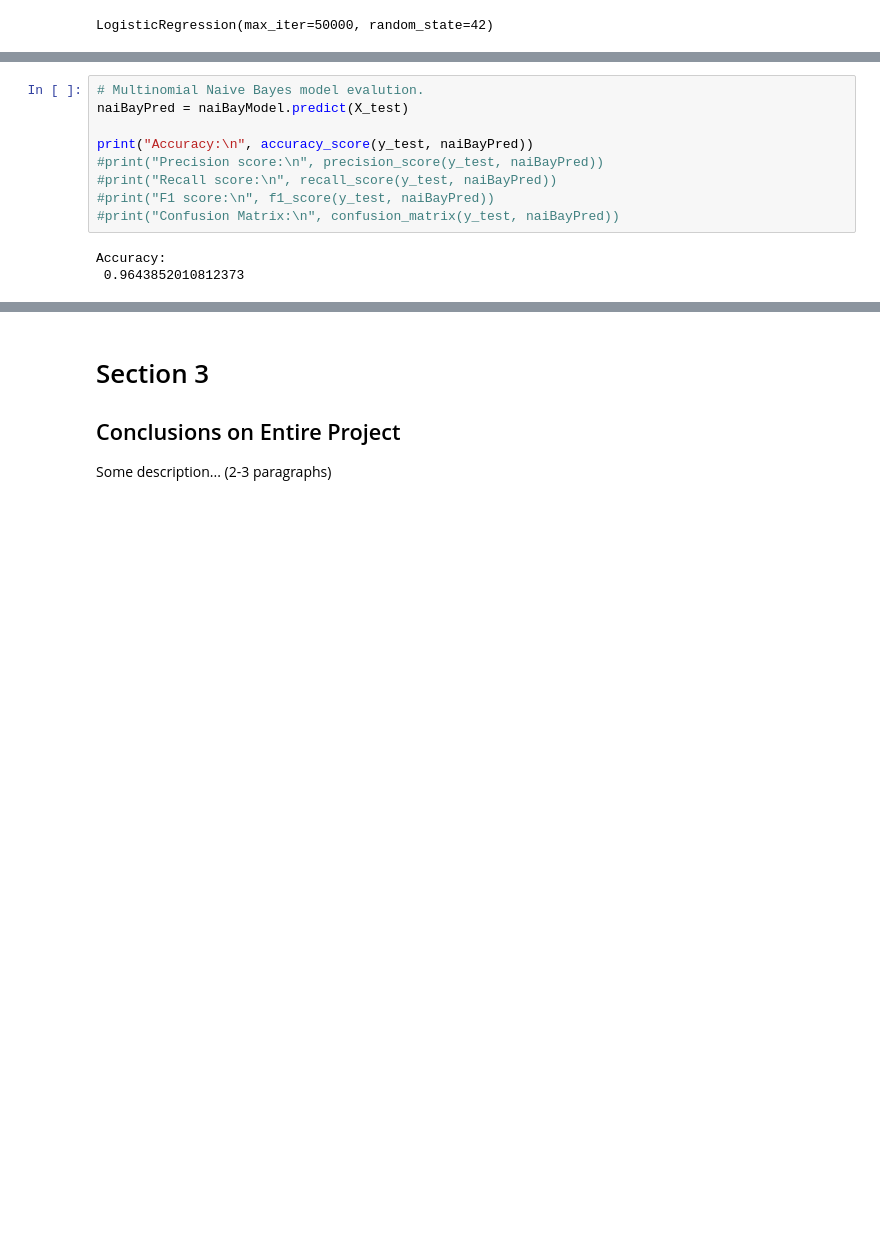
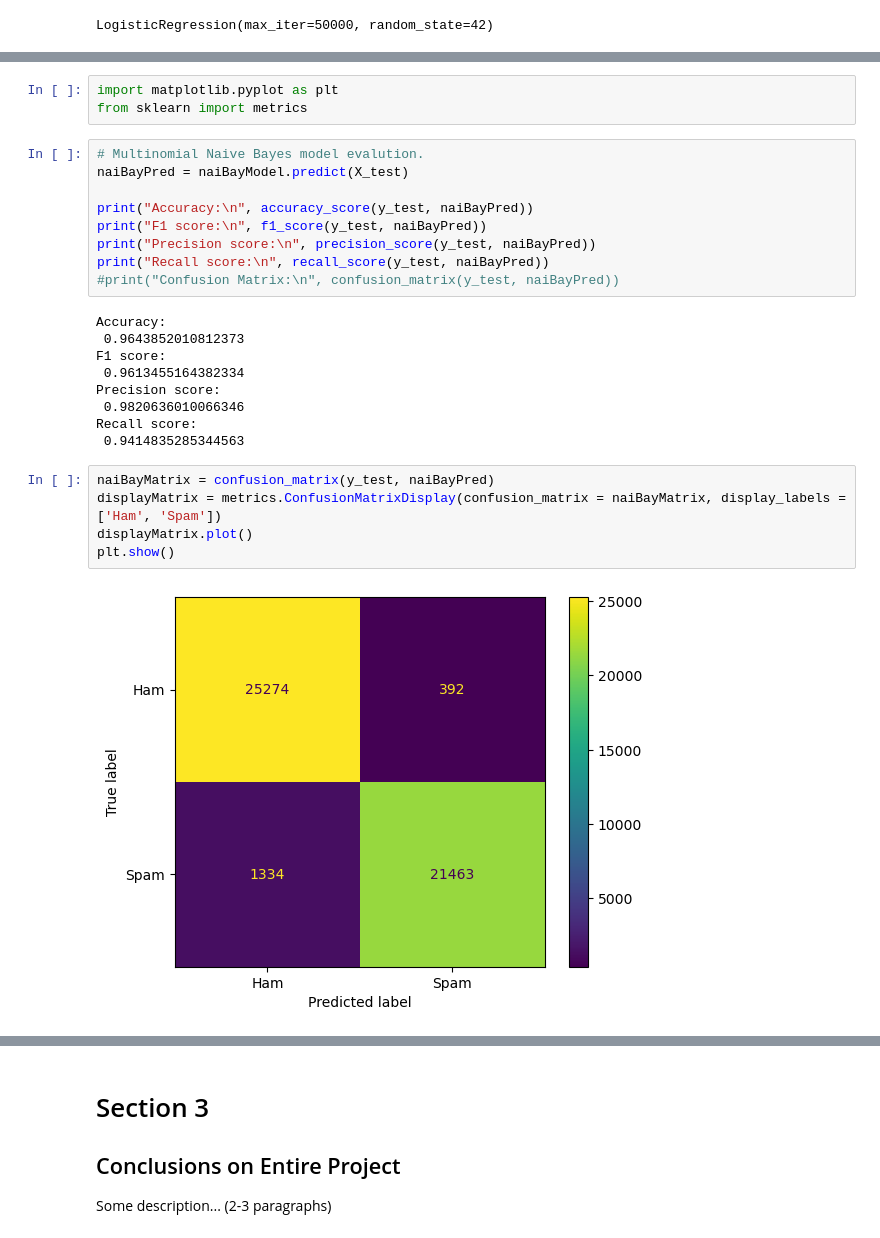
Before and after one commit to cphinric/ml_finial_project, a Jupyter notebook: machine_learning_final.ipynb, the cells around one changed output, grey strips where cells are left out. Saved outputs shown, nothing was run; the diff lists cells and outputs as text; blank space fills up the shorter version.

```diff
--- a/machine_learning_final.ipynb
+++ b/machine_learning_final.ipynb
@@ -111,14 +104,30 @@ Some description...
+# %%
+import matplotlib.pyplot as plt
+from sklearn import metrics
 # %%
 # Multinomial Naive Bayes model evalution.
 naiBayPred = naiBayModel.predict(X_test)
 
 print("Accuracy:\n", accuracy_score(y_test, naiBayPred))
-#print("Precision score:\n", precision_score(y_test, naiBayPred))
-#print("Recall score:\n", recall_score(y_test, naiBayPred))
-#print("F1 score:\n", f1_score(y_test, naiBayPred))
+print("F1 score:\n", f1_score(y_test, naiBayPred))
+print("Precision score:\n", precision_score(y_test, naiBayPred))
+print("Recall score:\n", recall_score(y_test, naiBayPred))
 #print("Confusion Matrix:\n", confusion_matrix(y_test, naiBayPred))
 # %% [output]
 Accuracy:
  0.9643852010812373
+F1 score:
+ 0.9613455164382334
+Precision score:
+ 0.9820636010066346
+Recall score:
+ 0.9414835285344563
+# %%
+naiBayMatrix = confusion_matrix(y_test, naiBayPred)
+displayMatrix = metrics.ConfusionMatrixDisplay(confusion_matrix = naiBayMatrix, display_labels = ['Ham', 'Spam'])
+displayMatrix.plot()
+plt.show()
+# %% [output]
+[figure, added]
 # %%
 # Evalutate Linear Regression model by comparing
```
Also changed, not shown: parts of 5 cells of this notebook.
